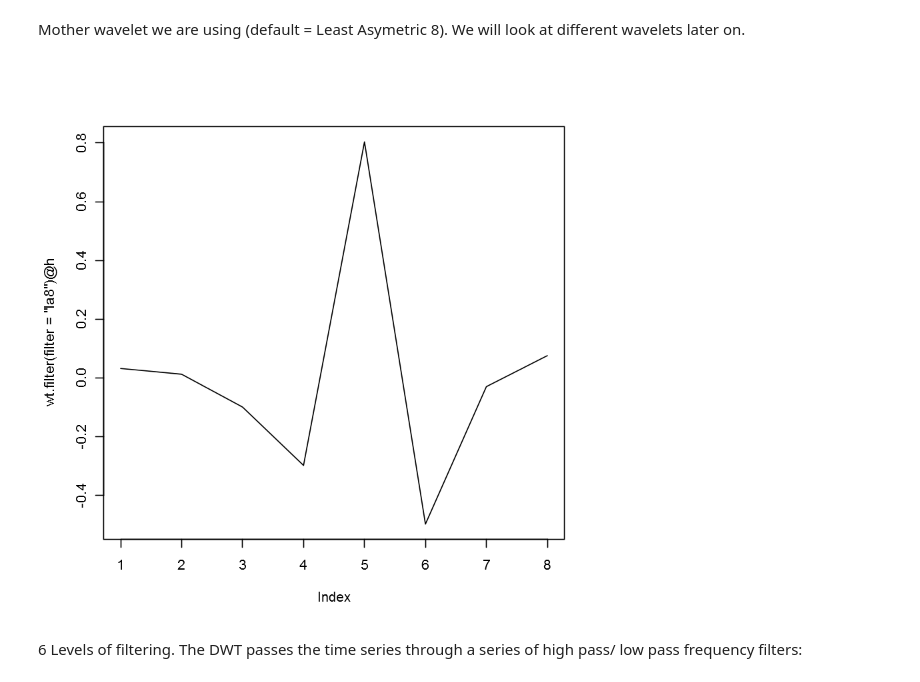
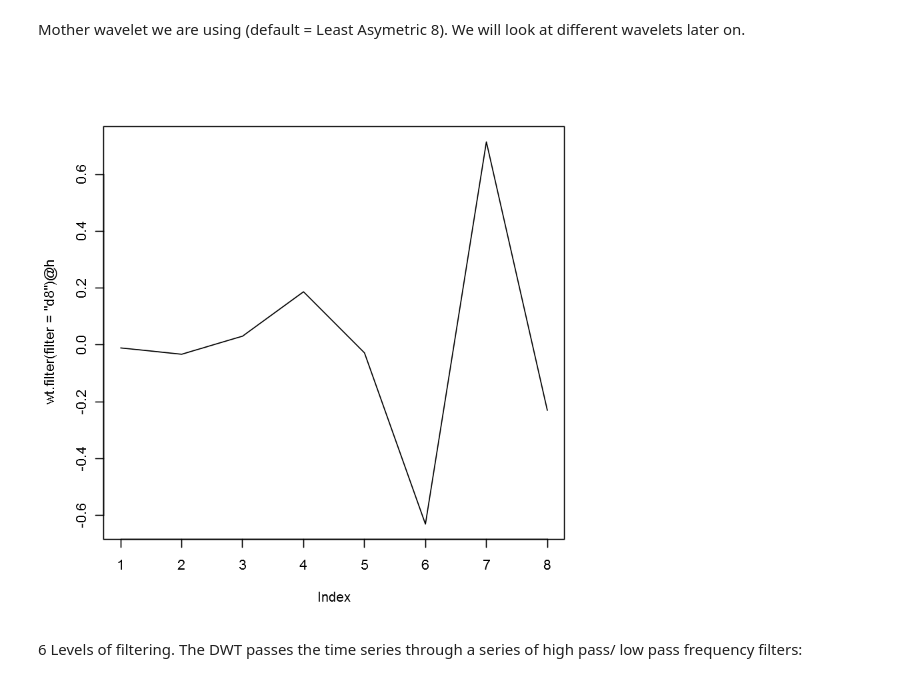
Before and after one commit to tj2huang/nyu-research, a Jupyter notebook: notebooks/r/wavelet-transform.ipynb, the cells around one changed output. Saved outputs shown, nothing was run; the diff lists cells and outputs as text; code cells hidden in the pictures.

```diff
--- a/notebooks/r/wavelet-transform.ipynb
+++ b/notebooks/r/wavelet-transform.ipynb
@@ -74,9 +65,9 @@ See: https://cran.r-project.org/web/packages/wavelets/wavelets.pdf
 # %% [markdown]
 Mother wavelet we are using (default = Least Asymetric 8). We will look at different wavelets later on.
 # %%
-plot(wt.filter(filter='la8')@h, type='l')
+plot(wt.filter(filter='d8')@h, type='l')
 # %% [output]
-[figure, old version]
+[figure, new version]
 # %% [markdown]
 6 Levels of filtering. The DWT passes the time series through a series of high pass/ low pass frequency filters:
 # %%
```
Also changed, not shown: parts of 30 cells of this notebook.
